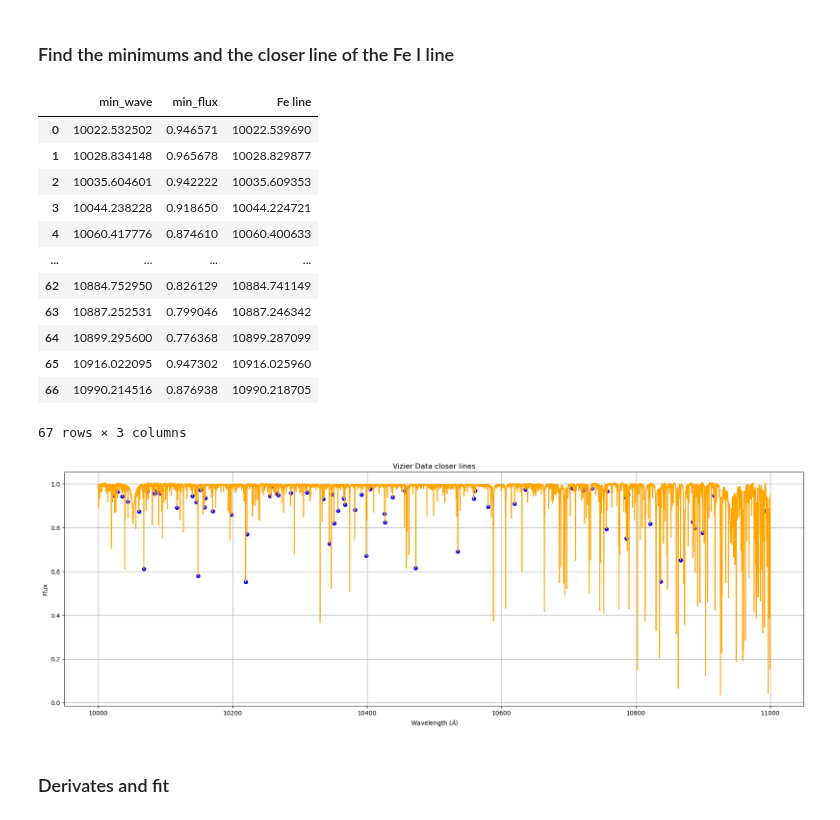
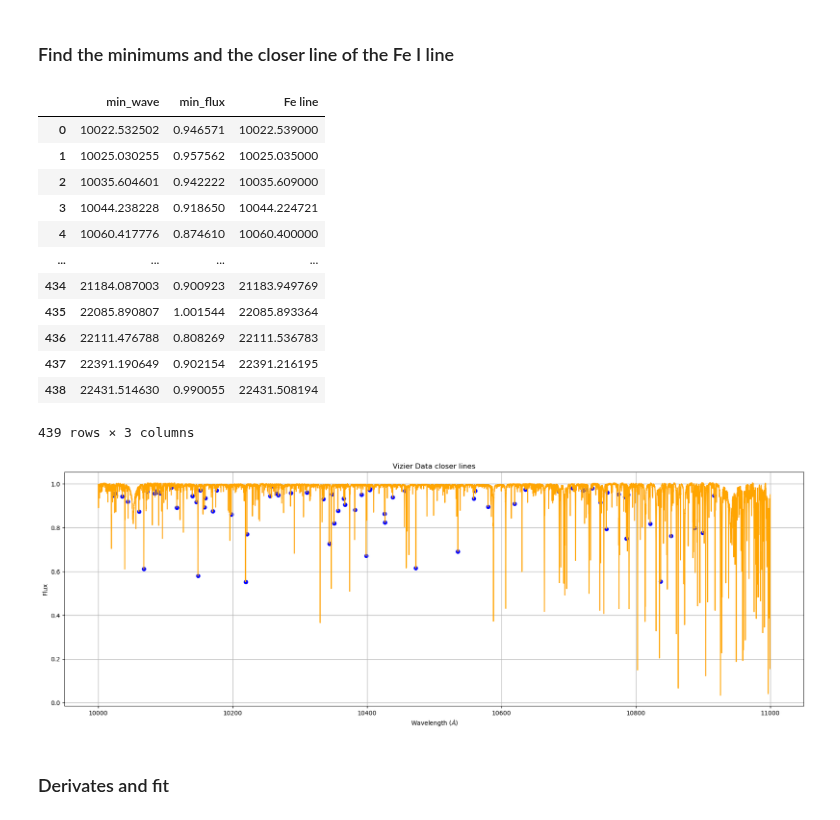
Before and after one commit to ccuellarn/Measurement-and-Characterization-of-Granulation-Patterns-in-the-IAG-Solar-Flux-Spectrum, a Jupyter notebook: Infrared range/Check_lines.ipynb, the cells around one changed output. Saved outputs shown, nothing was run; the diff lists cells and outputs as text; code cells hidden in the pictures.

```diff
--- a/Infrared range/Check_lines.ipynb
+++ b/Infrared range/Check_lines.ipynb
@@ -34,7 +34,10 @@ raw_data
 3001260 rows × 4 columns
 # %%
 #Lines from the excel file
-raw_lambda = pd.read_excel(r"C:\Users\clauw\Documents\Programming\Final-Project\Infrared range\valores vacio Nave NIR.xlsx")
+raw_lambda_1 = pd.read_excel(r"C:\Users\clauw\Documents\Programming\Final-Project\Infrared range\lista líneas infrarrojo_Benja.xlsx")
+raw_lambda_2 = pd.read_excel(r"C:\Users\clauw\Documents\Programming\Final-Project\Visualizer\Clean lines\valores vacio Nave NIR_prueba3.xlsx")
+
+raw_lambda = pd.concat([raw_lambda_1,raw_lambda_2],axis=0).drop_duplicates().sort_values('Nave list', ascending=True, na_position='first').reset_index(drop=True)
 raw_lambda
 # %% [output]
 |  | Nave list |
@@ -147,46 +102,37 @@ def find_minimums(wave,flux,lamda):
     return closer_data.drop(['abs'],axis=1)
 
 
-closer_lines_10000_11000 = find_minimums(data_10000_11000['Wave A'],data_10000_11000['nFlux'],lambda_10000_11000['Nave list'])
-closer_lines_11000_12000 = find_minimums(data_11000_12000['Wave A'],data_11000_12000['nFlux'],lambda_11000_12000['Nave list'])
-closer_lines_12000_13000 = find_minimums(data_12000_13000['Wave A'],data_12000_13000['nFlux'],lambda_12000_13000['Nave list'])
-closer_lines_13000_14000 = find_minimums(data_13000_14000['Wave A'],data_13000_14000['nFlux'],lambda_13000_14000['Nave list'])
-closer_lines_14000_15000 = find_minimums(data_14000_15000['Wave A'],data_14000_15000['nFlux'],lambda_14000_15000['Nave list'])
-closer_lines_15000_16000 = find_minimums(data_15000_16000['Wave A'],data_15000_16000['nFlux'],lambda_15000_16000['Nave list'])
-closer_lines_16000_17000 = find_minimums(data_16000_17000['Wave A'],data_16000_17000['nFlux'],lambda_16000_17000['Nave list'])
-closer_lines_17000_18000 = find_minimums(data_17000_18000['Wave A'],data_17000_18000['nFlux'],lambda_17000_18000['Nave list'])
-closer_lines_18000_19000 = find_minimums(data_18000_19000['Wave A'],data_18000_19000['nFlux'],lambda_18000_19000['Nave list'])
-closer_lines_19000_20000 = find_minimums(data_19000_20000['Wave A'],data_19000_20000['nFlux'],lambda_19000_20000['Nave list'])
-closer_lines_20000_21000 = find_minimums(data_20000_21000['Wave A'],data_20000_21000['nFlux'],lambda_20000_21000['Nave list'])
-closer_lines_21000_22000 = find_minimums(data_21000_22000['Wave A'],data_21000_22000['nFlux'],lambda_21000_22000['Nave list'])
-closer_lines_22000_23000 = find_minimums(data_22000_23000['Wave A'],data_22000_23000['nFlux'],lambda_22000_23000['Nave list'])
+closer_lines = find_minimums(raw_data['Wave A'],raw_data['nFlux'],raw_lambda['Nave list'])
 
-closer_lines_10000_11000
+closer_lines
 # %% [output]
 |  | min_wave | min_flux | Fe line |
-| 0 | 10022.532502 | 0.946571 | 10022.539690 |
-| 1 | 10028.834148 | 0.965678 | 10028.829877 |
-| 2 | 10035.604601 | 0.942222 | 10035.609353 |
+| 0 | 10022.532502 | 0.946571 | 10022.539000 |
+| 1 | 10025.030255 | 0.957562 | 10025.035000 |
+| 2 | 10035.604601 | 0.942222 | 10035.609000 |
 | 3 | 10044.238228 | 0.918650 | 10044.224721 |
-| 4 | 10060.417776 | 0.874610 | 10060.400633 |
+| 4 | 10060.417776 | 0.874610 | 10060.400000 |
 | ... | ... | ... | ... |
-| 62 | 10884.752950 | 0.826129 | 10884.741149 |
-| 63 | 10887.252531 | 0.799046 | 10887.246342 |
-| 64 | 10899.295600 | 0.776368 | 10899.287099 |
-| 65 | 10916.022095 | 0.947302 | 10916.025960 |
-| 66 | 10990.214516 | 0.876938 | 10990.218705 |
+| 434 | 21184.087003 | 0.900923 | 21183.949769 |
+| 435 | 22085.890807 | 1.001544 | 22085.893364 |
+| 436 | 22111.476788 | 0.808269 | 22111.536783 |
+| 437 | 22391.190649 | 0.902154 | 22391.216195 |
+| 438 | 22431.514630 | 0.990055 | 22431.508194 |
-67 rows × 3 columns
+439 rows × 3 columns
 # %%
 #Plot the identified lines
+data_10000_11000 = raw_data[raw_data['Wave A'].between(10000, 11000, inclusive='neither')].reset_index(drop=True)
+closer_lines_10000_11000 = closer_lines[closer_lines['Fe line'].between(10000, 11000, inclusive='neither')].reset_index(drop=True)
+
 fig2, ax = plt.subplots(1,1,figsize=(22,7))
 ax.plot(data_10000_11000['Wave A'],data_10000_11000['nFlux'], color='orange')
 ax.scatter(closer_lines_10000_11000['min_wave'],closer_lines_10000_11000['min_flux'], color='blue')
 ax.set_title('Vizier Data closer lines')
 ax.set_xlabel(r'Wavelength $(\mathring{A})$')
 ax.set_ylabel('Flux')
 ax.grid()
 # %% [output]
-[figure, old version]
+[figure, new version]
 # %%
 #Localize the line and save the width for lines
 def width_minimums(closer_lines,data,width):
```
Also changed, not shown: parts of 12 cells of this notebook, 14 other files.
